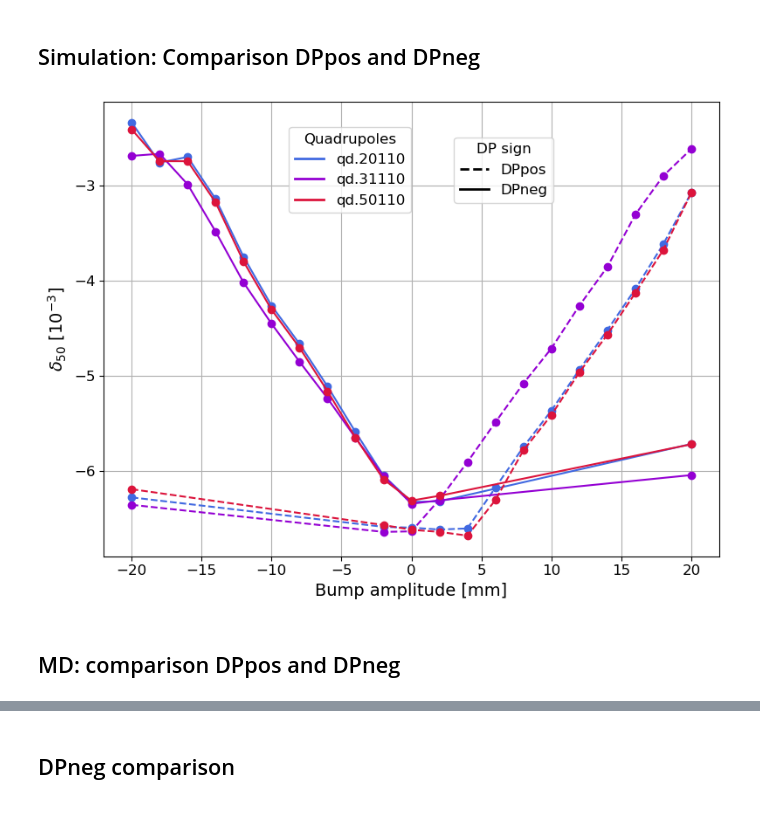
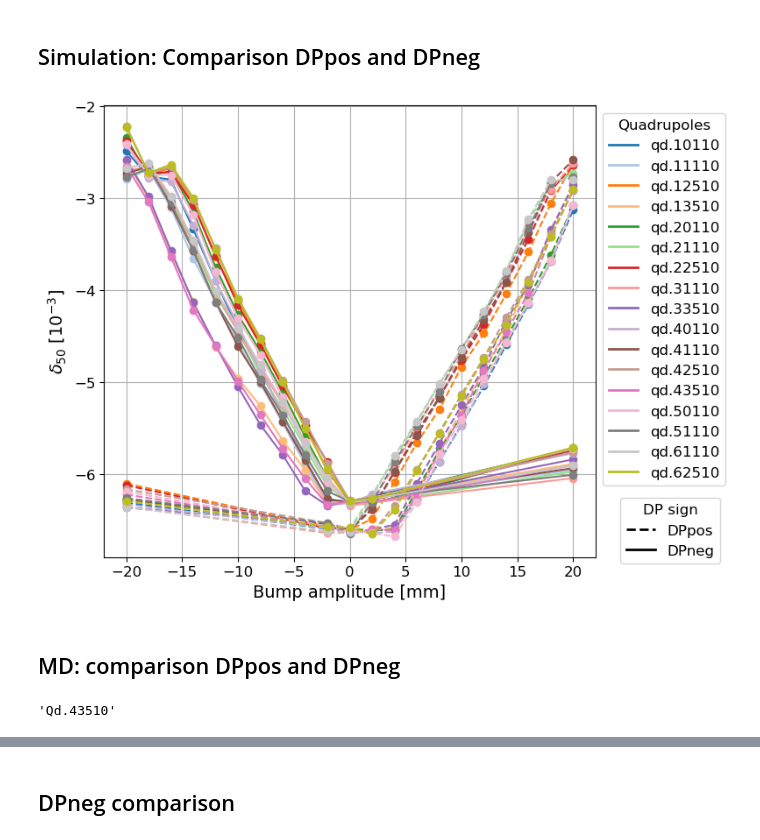
Before and after one commit to lisepauwels/sps_simulations, a Jupyter notebook: Studies/OffMomBumpScans/plot_results.ipynb, the cells around one changed output, grey strips where cells are left out. Saved outputs shown, nothing was run; the diff lists cells and outputs as text; code cells hidden in the pictures.

Commit message:
New plots after off-momentum bump scan

```diff
--- a/Studies/OffMomBumpScans/plot_results.ipynb
+++ b/Studies/OffMomBumpScans/plot_results.ipynb
@@ -130,38 +121,66 @@ Quad: qd.50110, Plane: DPpos, Bumps: [-20.  -2.   0.   2.   4.   6.   8.  10.  1
 # %%
 fig, ax = plt.subplots(1,1, figsize=(8,6))
 colors = {'qd.20110' : 'royalblue', 'qd.31110' : 'darkviolet', 'qd.50110': 'crimson'}
+
+quads = sorted(
+    midpoints.keys(),
+    key=lambda name: int(name.split('.')[1])
+)
+cmap = colormaps['tab20']
+colors = {quad : cmap(i %20) for i, quad in enumerate(quads)}
 linestyles = {'DPpos' : '--', 'DPneg' : '-'}
 
-for quad in midpoints:
+for quad in quads:
     for plane in midpoints[quad]:
         bumps = np.array(list(midpoints[quad][plane].keys()))
         mids = np.array(list(midpoints[quad][plane].values()))
         ax.plot(bumps, -np.abs(mids), marker='o', color=colors[quad], linestyle=linestyles[plane])
 
 ax.grid()
 ax.set_xlabel('Bump amplitude [mm]', fontsize=14)
 ax.set_ylabel(r'$\delta_{50}$ $[10^{-3}]$', fontsize=14)
 ax.tick_params(axis='both', which='major', labelsize=12)
 
 color_handles = [
     Line2D([0], [0], color=color, lw=2, label=name)
     for name, color in colors.items()
 ]
 
 ls_handles = [
     Line2D([0], [0], color='black', linestyle=ls, lw=2, label=ls_name)
     for ls_name, ls in linestyles.items()
 ]
 # ax.legend(title='Quadrupole', fontsize=12)
-legend_quad = ax.legend(handles=color_handles, title='Quadrupoles',
-                    loc='center', bbox_to_anchor=(0.4, 0.85), fontsize=12, title_fontsize=12)
-ax.add_artist(legend_quad)  # keep the first one visible
-legend_dp = ax.legend(handles=ls_handles, title='DP sign',
-                    loc='center', bbox_to_anchor=(0.65, 0.85), fontsize=12, title_fontsize=12)
+# legend_quad = ax.legend(handles=color_handles, title='Quadrupoles',
+#                     loc='center', bbox_to_anchor=(0.4, 0.85), fontsize=12, title_fontsize=12)
+# ax.add_artist(legend_quad)  # keep the first one visible
+# legend_dp = ax.legend(handles=ls_handles, title='DP sign',
+#                     loc='center', bbox_to_anchor=(0.65, 0.85), fontsize=12, title_fontsize=12)
+
+legend_quad = ax.legend(
+    handles=color_handles,
+    title='Quadrupoles',
+    loc='upper left',
+    bbox_to_anchor=(1, 1),  # right side of axes
+    fontsize=12,
+    title_fontsize=12
+)
+ax.add_artist(legend_quad)  # keep first one visible
+
+# Second legend (DP sign) under the first one
+legend_dp = ax.legend(
+    handles=ls_handles,
+    title='DP sign',
+    loc='lower left',
+    bbox_to_anchor=(1.035, -0.03),  # slightly lower, adjust as needed
+    fontsize=12,
+    title_fontsize=12
+)
+
 fig.tight_layout()
-plt.savefig('plots/Midpoints.pdf', dpi=300)
+plt.savefig('plots/Midpoints_all.png', dpi=300)
 # %% [output]
-[figure, old version]
+[figure, new version]
 # %% [markdown]
 ## MD: comparison DPpos and DPneg
 # %%
@@ -170,3 +191,7 @@ with open('midpoints.json', 'r') as fid:
+# %%
+list(colors.keys())[0].capitalize()
+# %% [output]
+'Qd.43510'
 # %%
 fig, ax = plt.subplots(1,1, figsize=(8,6))
 colors = {'QD.20110' : 'royalblue', 'QD.31110' : 'darkviolet', 'QD.50110': 'crimson'}
```
Also changed, not shown: parts of 6 cells of this notebook, 9 other files.
